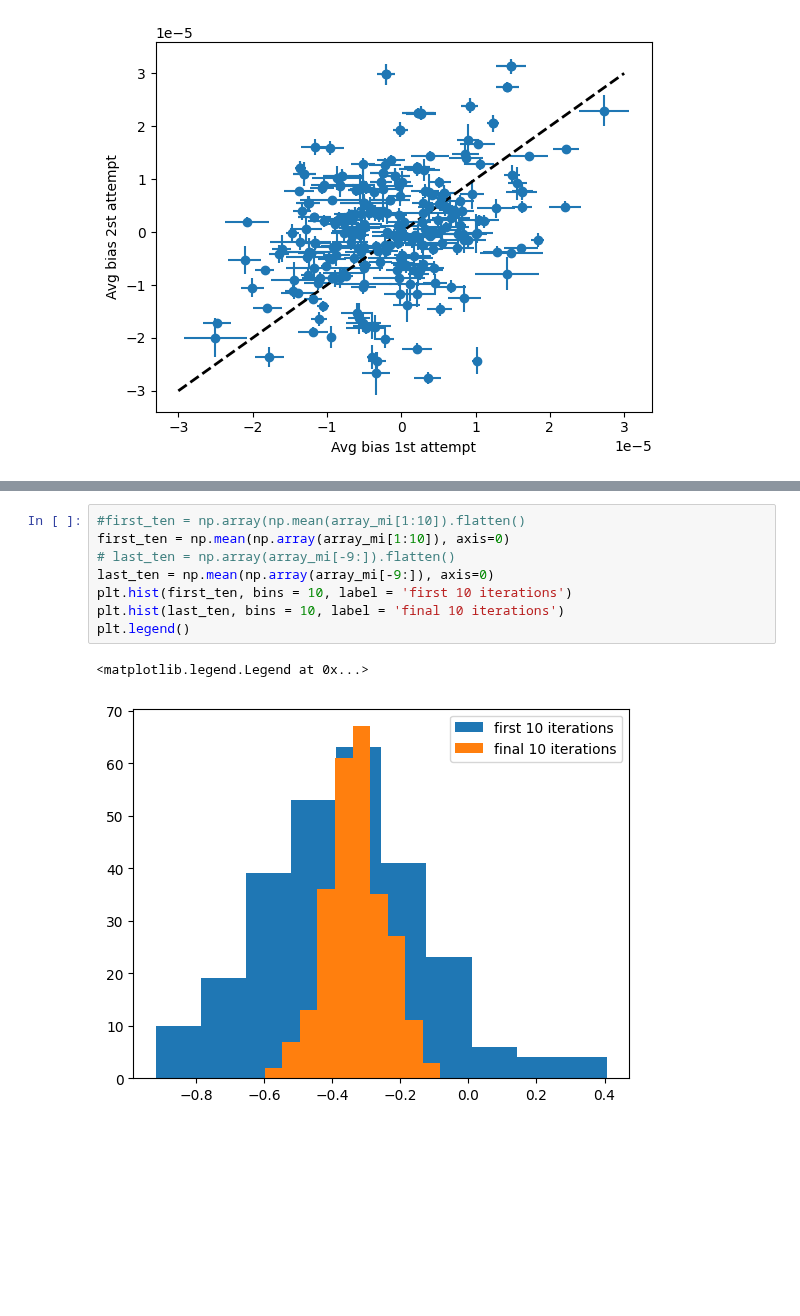
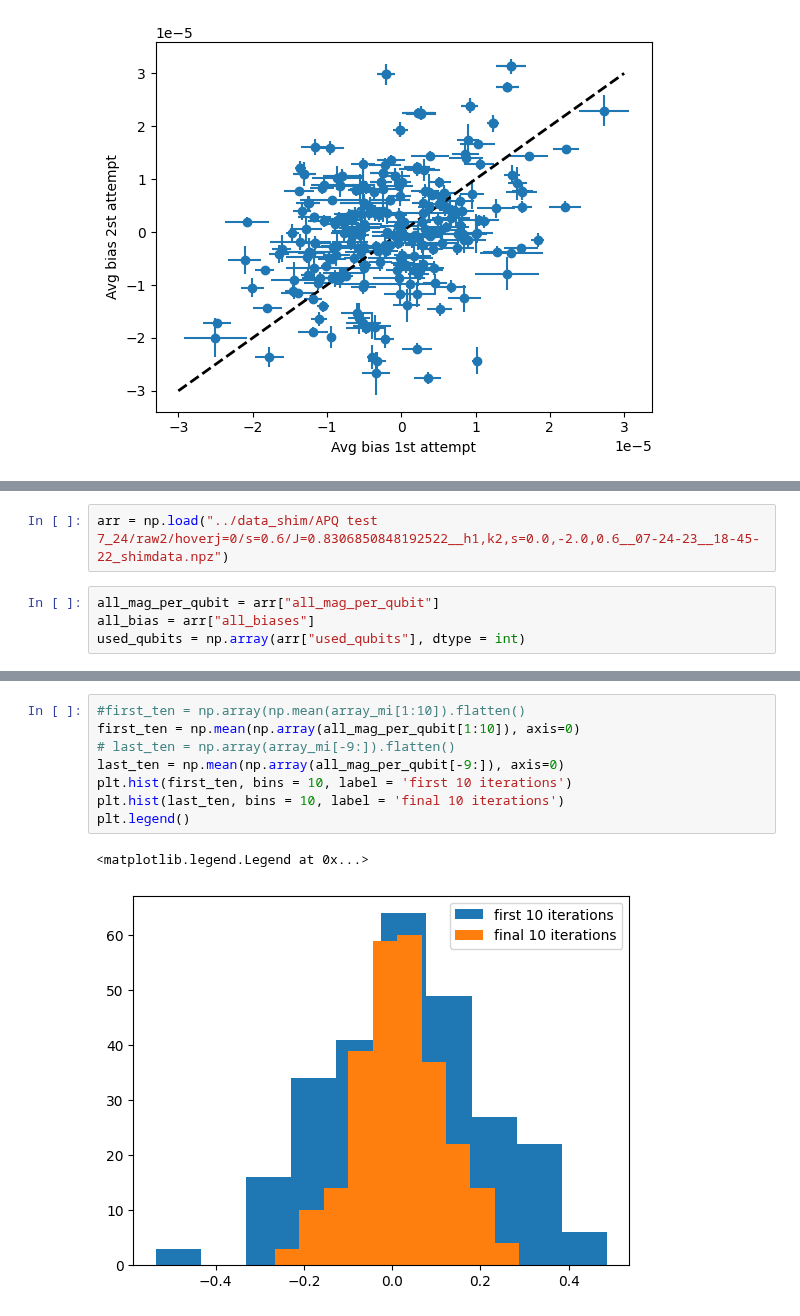
Before and after one commit to vdrouint/d-wave-other, a Jupyter notebook: kagome-tfim/zephyr_shimming.ipynb, the cells around one changed output, grey strips where cells are left out. Saved outputs shown, nothing was run; the diff lists cells and outputs as text; blank space fills up the shorter version.

Commit message:
progress on plots post-shimming

```diff
--- a/kagome-tfim/zephyr_shimming.ipynb
+++ b/kagome-tfim/zephyr_shimming.ipynb
@@ -407,3 +409,9 @@ np.mean(array_mi[98][indices_to_measure])
 # %% [output]
 -0.33272727272727276
+# %%
+arr = np.load("../data_shim/APQ test 7_24/raw2/hoverj=0/s=0.6/J=0.8306850848192522__h1,k2,s=0.0,-2.0,0.6__07-24-23__18-45-22_shimdata.npz")
+# %%
+all_mag_per_qubit = arr["all_mag_per_qubit"]
+all_bias = arr["all_biases"]
+used_qubits = np.array(arr["used_qubits"], dtype = int)
 # %%
@@ -458,11 +443,11 @@ plt.errorbar(range(len(array_flux)), avg_v, yerr = std_v)
 # %%
 #first_ten = np.array(np.mean(array_mi[1:10]).flatten()
-first_ten = np.mean(np.array(array_mi[1:10]), axis=0)
+first_ten = np.mean(np.array(all_mag_per_qubit[1:10]), axis=0)
 # last_ten = np.array(array_mi[-9:]).flatten()
-last_ten = np.mean(np.array(array_mi[-9:]), axis=0)
+last_ten = np.mean(np.array(all_mag_per_qubit[-9:]), axis=0)
 plt.hist(first_ten, bins = 10, label = 'first 10 iterations')
 plt.hist(last_ten, bins = 10, label = 'final 10 iterations')
 plt.legend()
 # %% [output]
 <matplotlib.legend.Legend at 0x...>
-[figure, old version]
+[figure, new version]
```
Also changed, not shown: parts of 11 cells of this notebook, 2 other files.
